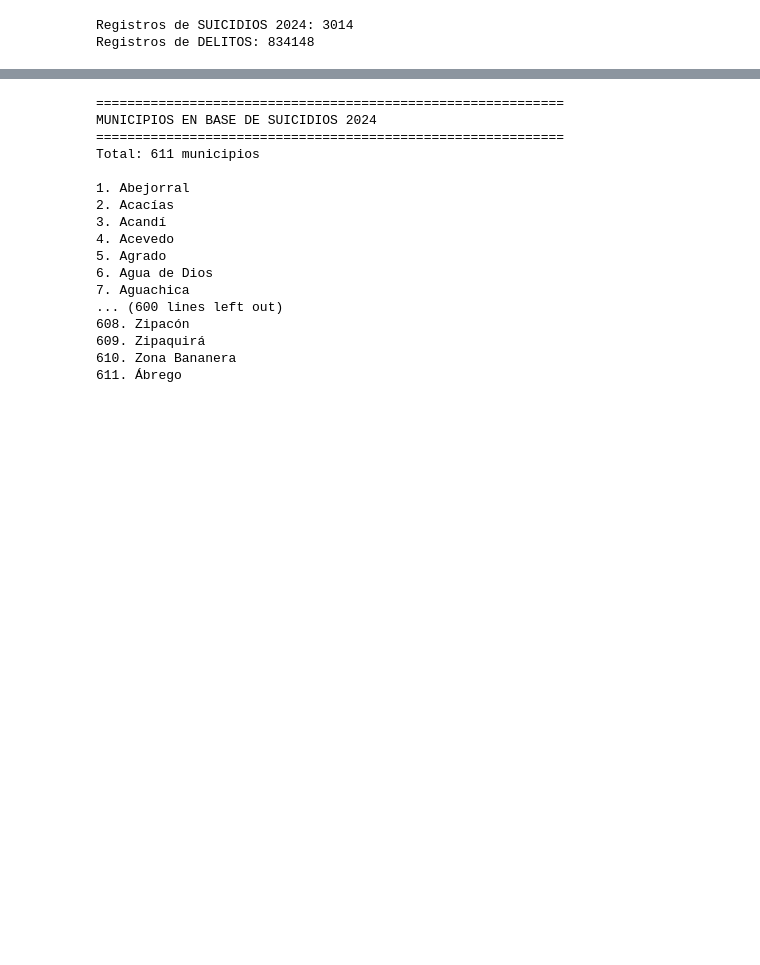
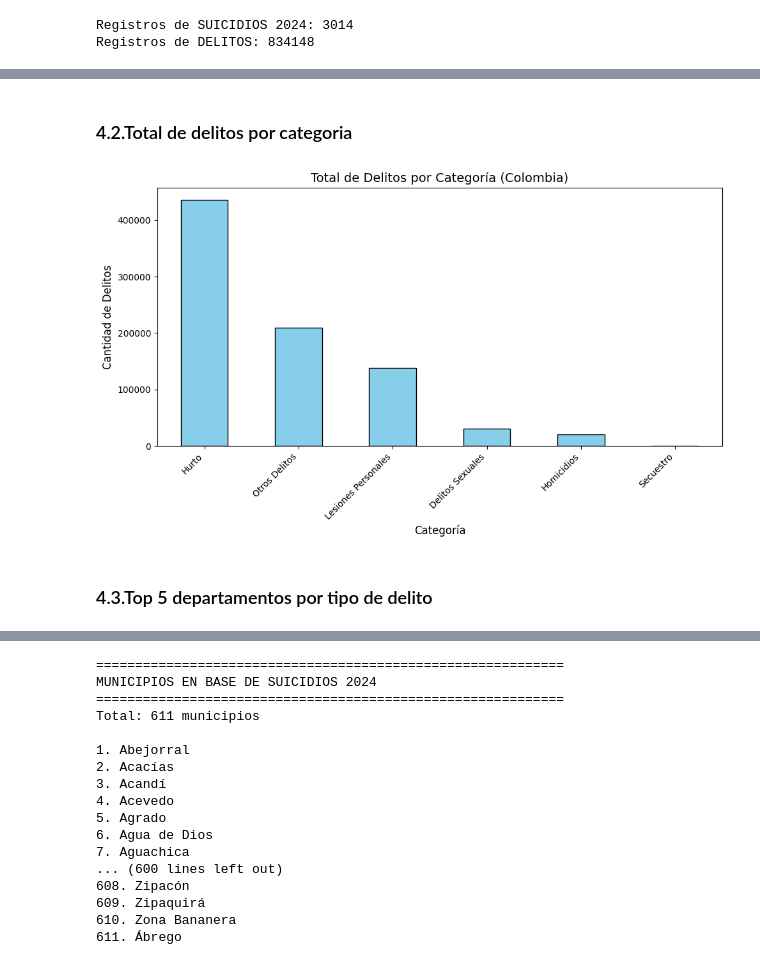
Before and after one commit to majo581/TALLERES, a Jupyter notebook: trabajo_de_econometria.ipynb, the cells around one changed output, grey strips where cells are left out. Drawn from its saved outputs; the diff is of its cells as text; code cells hidden in the pictures; blank space fills up the shorter version.

```diff
--- a/trabajo_de_econometria.ipynb
+++ b/trabajo_de_econometria.ipynb
@@ -120,0 +223,23 @@ Registros de DELITOS: 834148
+# %% [markdown]
+###  4.2.Total de delitos por categoria
+# %%
+import matplotlib.pyplot as plt
+
+# Configurar estilo
+plt.style.use('default')
+
+# Gráfico de barras
+categorias_total = df_delitos.groupby('CATEGORIA')['CANTIDAD'].sum().sort_values(ascending=False)
+
+plt.figure(figsize=(10, 6))
+categorias_total.plot(kind='bar', color='skyblue', edgecolor='black')
+plt.title('Total de Delitos por Categoría (Colombia)', fontsize=14)
+plt.xlabel('Categoría', fontsize=12)
+plt.ylabel('Cantidad de Delitos', fontsize=12)
+plt.xticks(rotation=45, ha='right')
+plt.tight_layout()
+plt.show()
+# %% [output]
+[figure, added]
+# %% [markdown]
+###  4.3.Top 5 departamentos por tipo de delito
```
Also changed, not shown: parts of 57 cells of this notebook.
